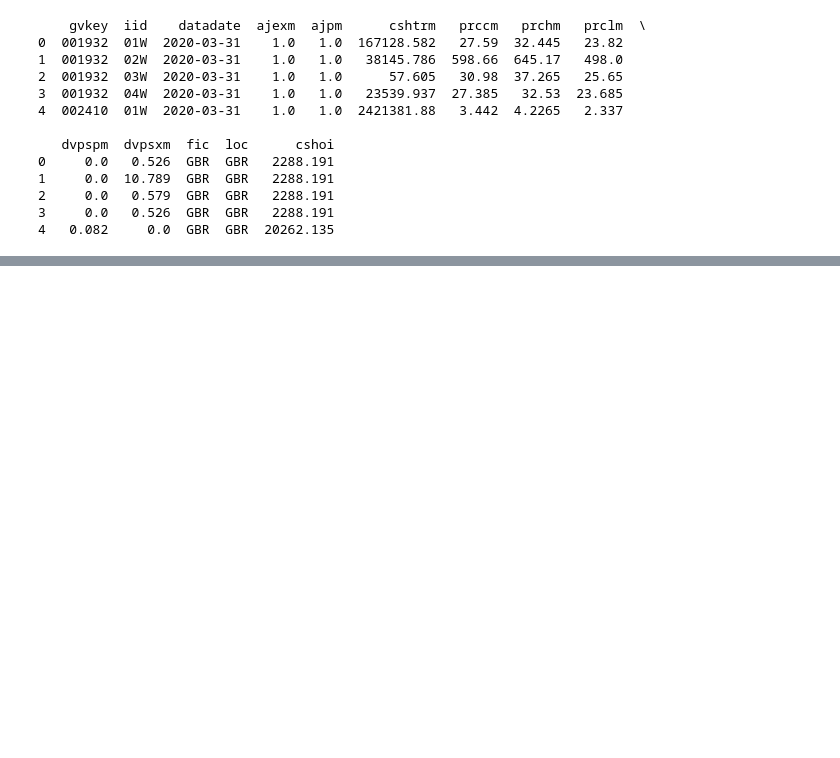
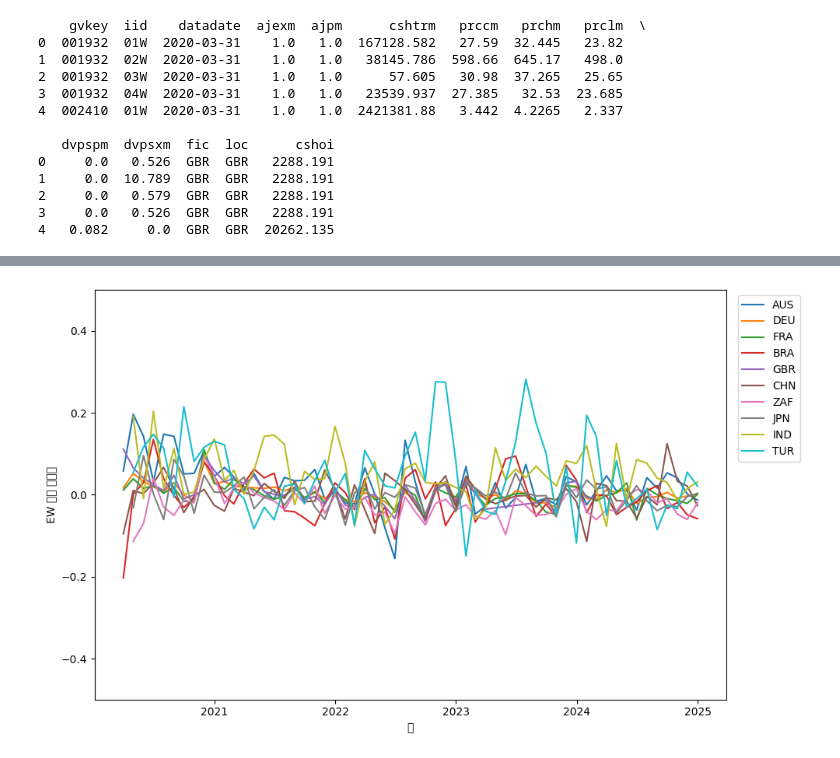
Before and after one commit to LJMfintech/Financial_Data_Analysis, a Jupyter notebook: DataAnalysisHW1_1.ipynb, the cells around one changed output, grey strips where cells are left out. Saved outputs shown, nothing was run; the diff lists cells and outputs as text; code cells hidden in the pictures; blank space fills up the shorter version.

```diff
--- a/DataAnalysisHW1_1.ipynb
+++ b/DataAnalysisHW1_1.ipynb
@@ -176,0 +299,19 @@ print(data_set.head())
+# %%
+# datadate가 날짜형이면 변환, 아니면 생략
+ew_ret['datadate'] = pd.to_datetime(ew_ret['datadate'], errors='coerce')
+
+# 0.5 이상/이하 극단값 제외한 데이터만 선택
+plot_data = ew_ret[ew_ret['ew_ret'].abs() < 0.5]
+
+plt.figure(figsize=(10,6))
+for fic in plot_data['fic'].unique():
+    temp = plot_data[plot_data['fic'] == fic]
+    plt.plot(temp['datadate'], temp['ew_ret'], label=fic)
+plt.ylim(-0.5, 0.5)           # y축 제한 필요하면 조정(극단값이 이미 제거되어 -0.2~0.2로 주로 사용)
+plt.ylabel("EW 월별 수익률")
+plt.xlabel("월")
+plt.legend(bbox_to_anchor=(1.01, 1), loc=2)
+plt.tight_layout()
+plt.show()
+# %% [output]
+[figure, added]
```
Also changed, not shown: parts of 3 cells of this notebook.
